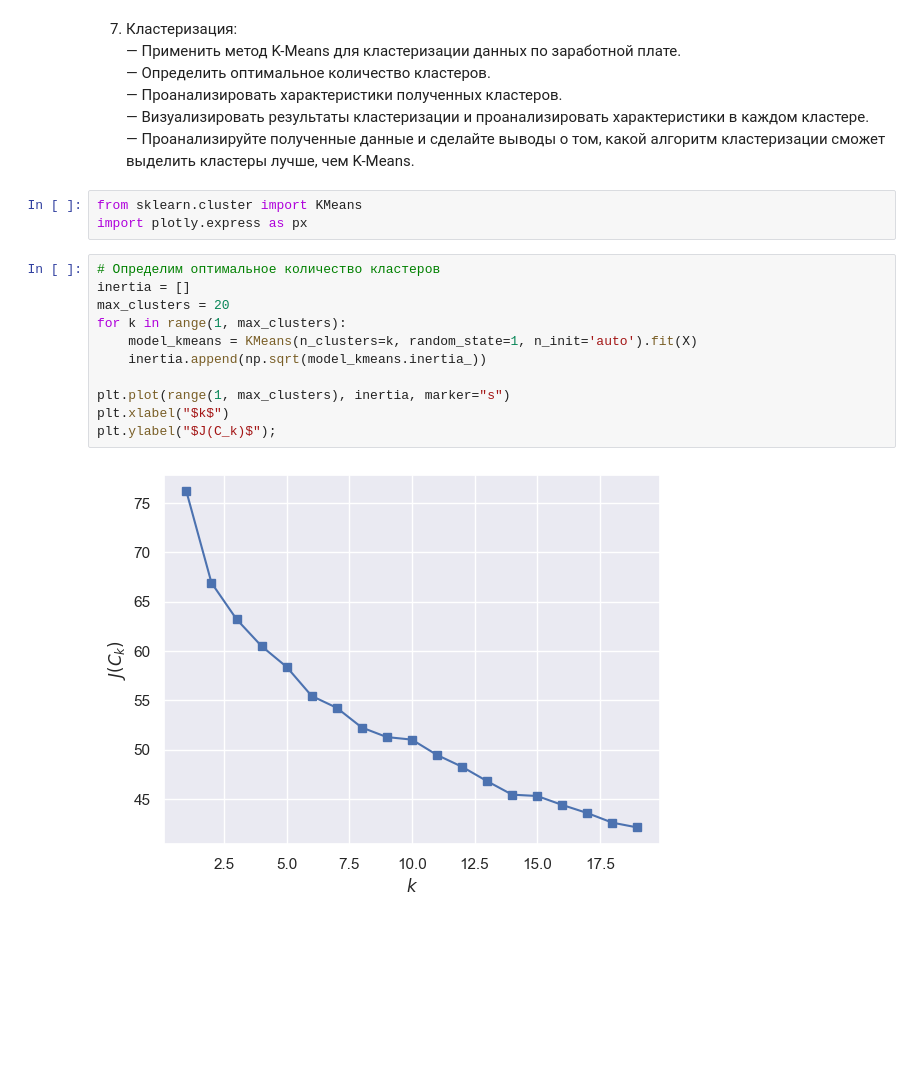
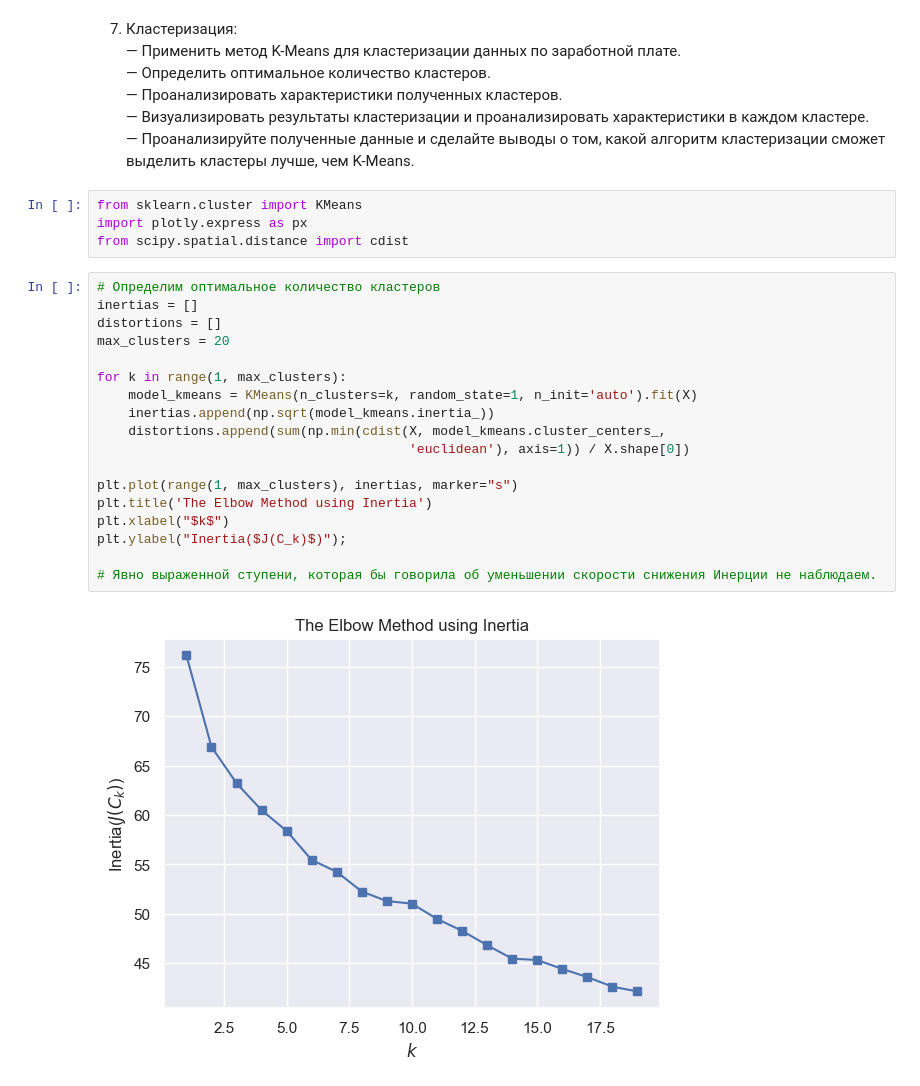
Before and after one commit to alexpgb/Python_DS_2024, a Jupyter notebook: S10/Python_DS_2024_S10_HW.ipynb, the cells around one changed output. Saved outputs shown, nothing was run; the diff lists cells and outputs as text; blank space fills up the shorter version.

```diff
--- a/S10/Python_DS_2024_S10_HW.ipynb
+++ b/S10/Python_DS_2024_S10_HW.ipynb
@@ -876,16 +876,24 @@ df_result.style.format(df_result_format)
 # %%
 from sklearn.cluster import KMeans
 import plotly.express as px
+from scipy.spatial.distance import cdist
 # %%
 # Определим оптимальное количество кластеров
-inertia = []
+inertias = []
+distortions = []
 max_clusters = 20
+
 for k in range(1, max_clusters):
     model_kmeans = KMeans(n_clusters=k, random_state=1, n_init='auto').fit(X)
-    inertia.append(np.sqrt(model_kmeans.inertia_))
+    inertias.append(np.sqrt(model_kmeans.inertia_))
+    distortions.append(sum(np.min(cdist(X, model_kmeans.cluster_centers_,
+                                        'euclidean'), axis=1)) / X.shape[0])
 
-plt.plot(range(1, max_clusters), inertia, marker="s")
+plt.plot(range(1, max_clusters), inertias, marker="s")
+plt.title('The Elbow Method using Inertia')
 plt.xlabel("$k$")
-plt.ylabel("$J(C_k)$");
+plt.ylabel("Inertia($J(C_k)$)");
+
+# Явно выраженной ступени, которая бы говорила об уменьшении скорости снижения Инерции не наблюдаем.
 # %% [output]
-[figure, old version]
+[figure, new version]
```
Also changed, not shown: parts of 16 cells of this notebook.
